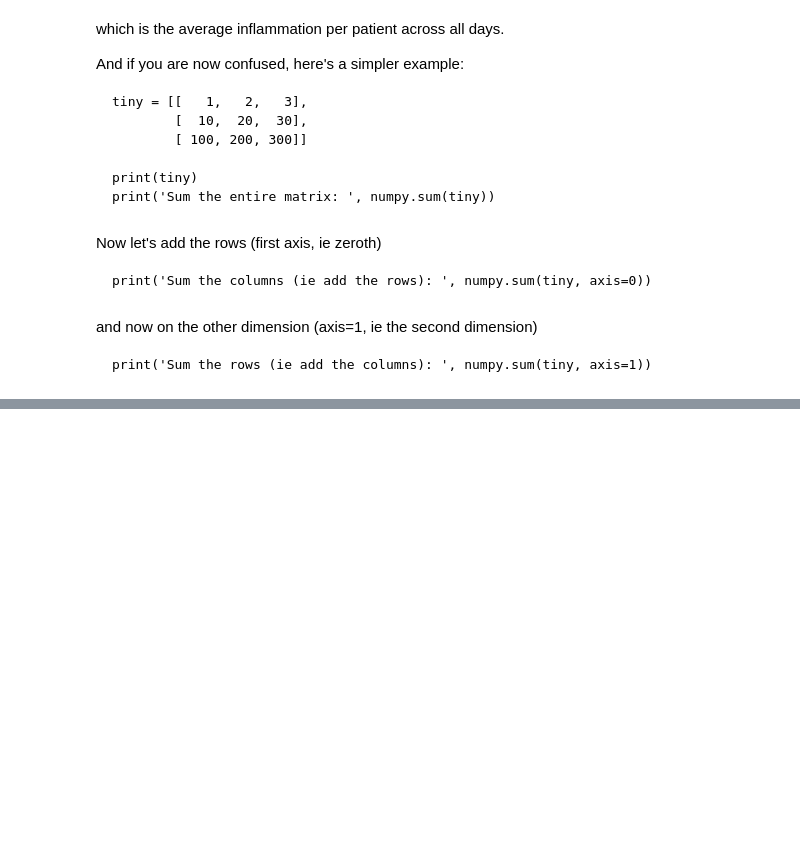
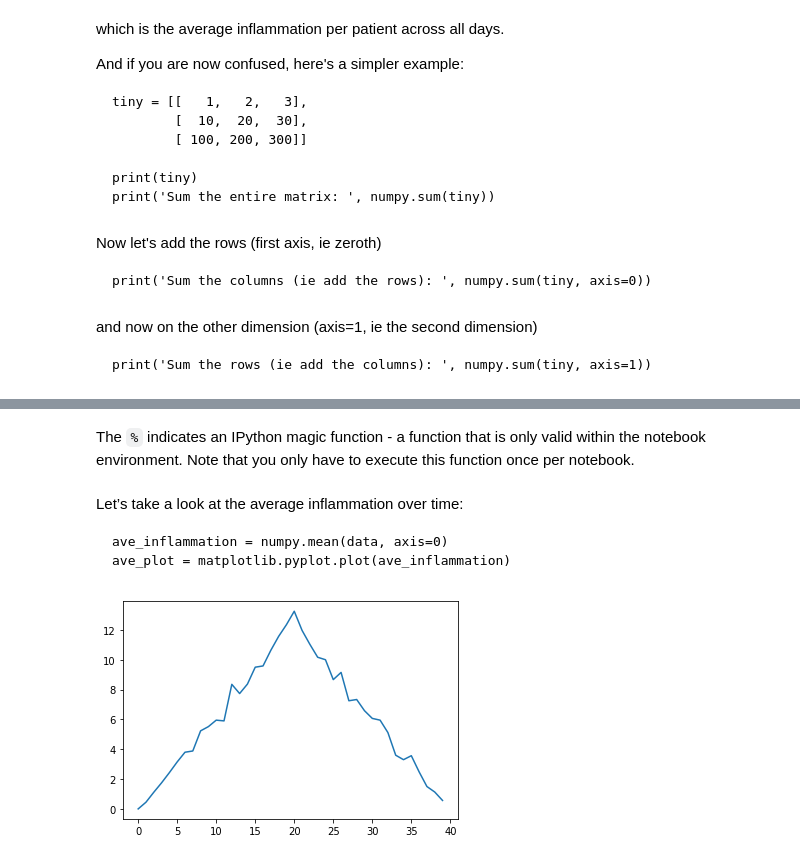
Before and after one commit to MQ-software-carpentry/2019-12-03-intro-to-python-workshop, a Jupyter notebook: lessons/python/ep1-introduction.ipynb, the cells around one changed output, grey strips where cells are left out. Cells and saved outputs as stored; diff of their text form; code cells hidden in the pictures; blank space fills up the shorter version.

````diff
--- a/lessons/python/ep1-introduction.ipynb
+++ b/lessons/python/ep1-introduction.ipynb
@@ -604,0 +438,14 @@ Using The Carpentries style version 9.5.3.
+# %% [markdown]
+The `%` indicates an IPython magic function - a function that is only valid within the notebook environment. Note that you only have to execute this function once per notebook.
+# %% [markdown]
+Let’s take a look at the average inflammation over time:
+
+```
+ave_inflammation = numpy.mean(data, axis=0)
+ave_plot = matplotlib.pyplot.plot(ave_inflammation)
+```
+# %%
+ave_inflammation = numpy.mean(data, axis=0)
+plot = matplotlib.pyplot.plot(ave_inflammation)
+# %% [output]
+[figure, added]
````
Also changed, not shown: parts of 56 cells of this notebook, 1 other file.
